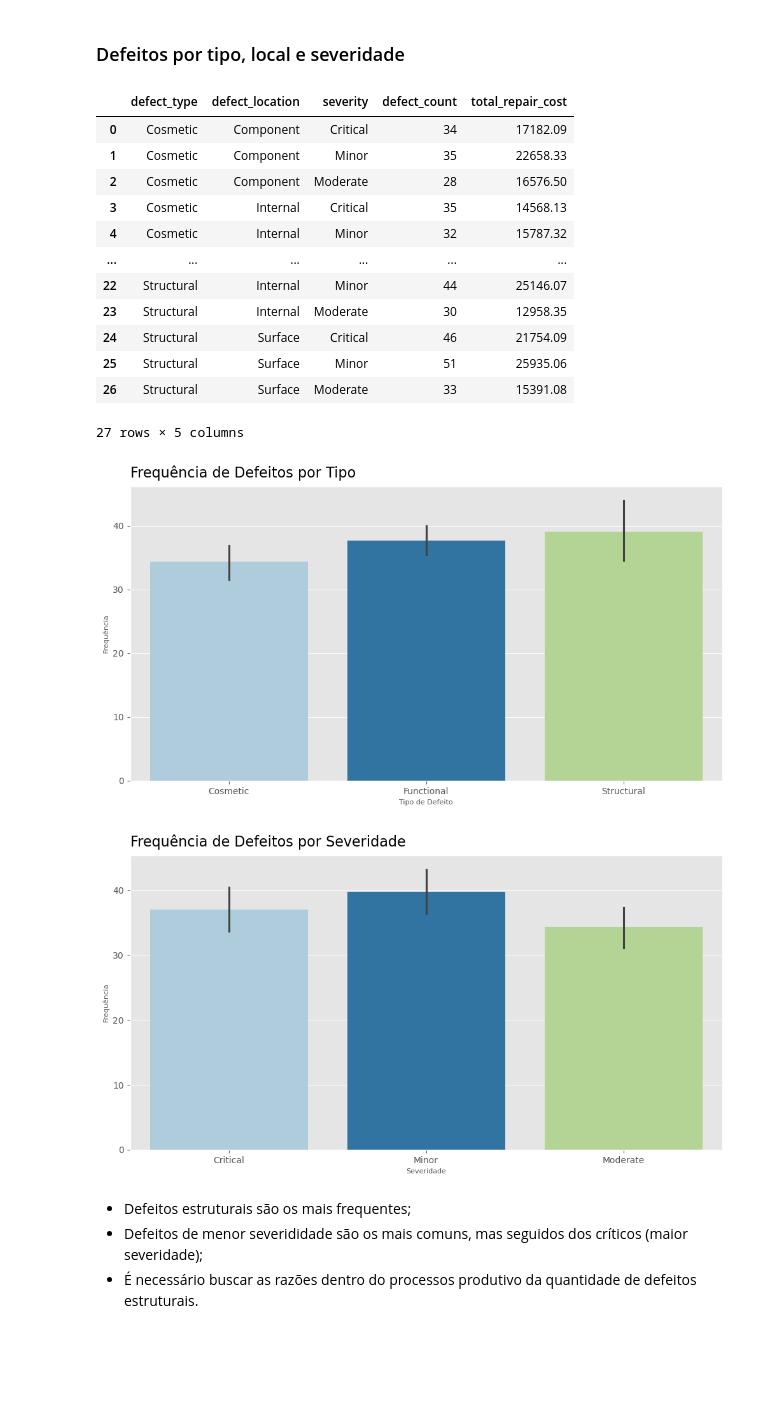
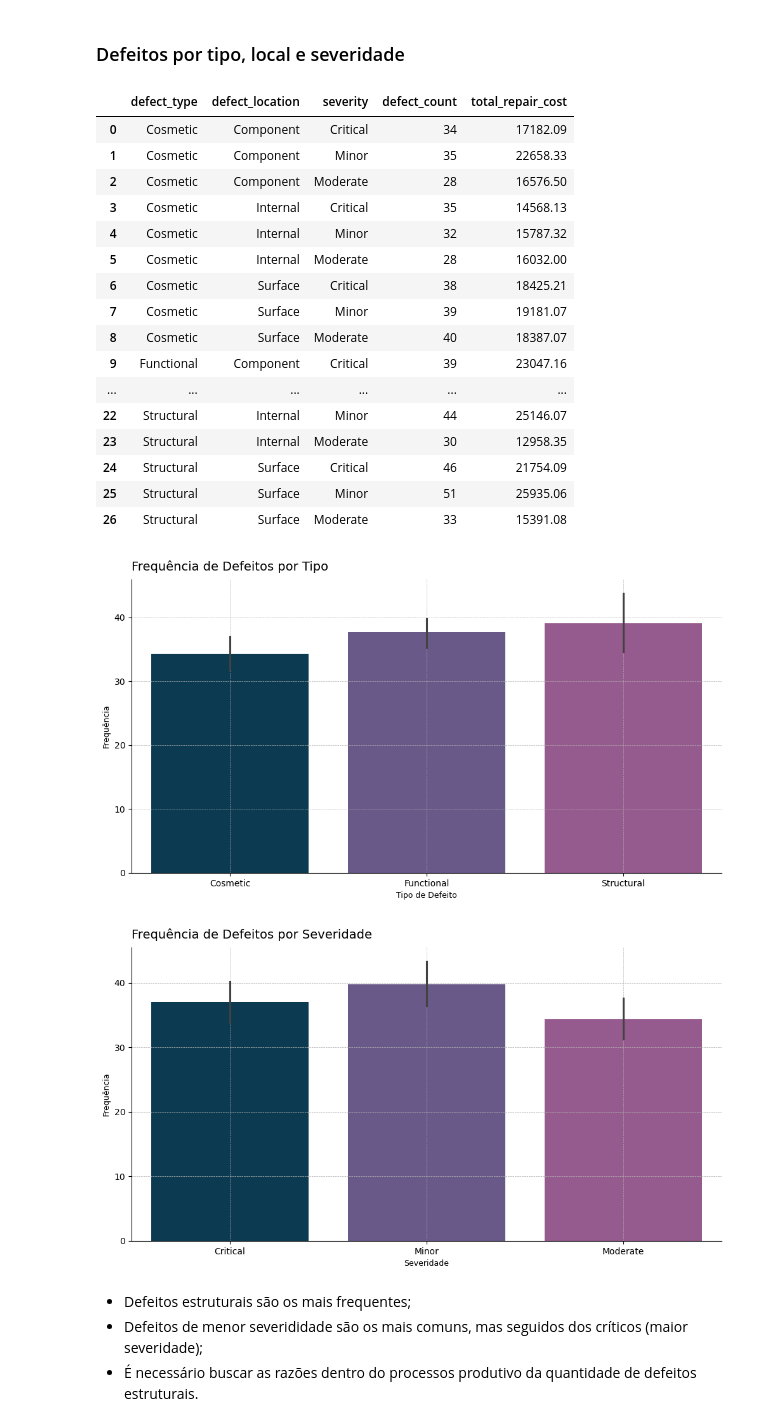
Before and after one commit to datalopes1/manufacturing_defects, a Jupyter notebook: notebooks/eda.ipynb, the cells around one changed output. Saved outputs shown, nothing was run; the diff lists cells and outputs as text; code cells hidden in the pictures; blank space fills up the shorter version.

```diff
--- a/notebooks/eda.ipynb
+++ b/notebooks/eda.ipynb
@@ -36,8 +36,10 @@ import seaborn as sns
 
 # Configurações do notebook
 import warnings
+import warnings
 warnings.filterwarnings('ignore')
-plt.style.use('ggplot')
-sns.set_palette('Paired')
-pd.set_option('display.max_rows', 20)
-pd.set_option('display.max_columns', 40)
+plt.style.use('fast')
+blue_palette = ['#003f5c', '#665191', '#a05195', '#d45087', '#f95d6a', '#ff7c43', '#ffa600']
+sns.set_palette(blue_palette)
+pd.set_option('display.max_rows', 30)
+pd.set_option('display.max_columns', None)
@@ -252,33 +286,43 @@ def_type
 | 2 | Cosmetic | Component | Moderate | 28 | 16576.50 |
 | 3 | Cosmetic | Internal | Critical | 35 | 14568.13 |
 | 4 | Cosmetic | Internal | Minor | 32 | 15787.32 |
+| 5 | Cosmetic | Internal | Moderate | 28 | 16032.00 |
+| 6 | Cosmetic | Surface | Critical | 38 | 18425.21 |
+| 7 | Cosmetic | Surface | Minor | 39 | 19181.07 |
+| 8 | Cosmetic | Surface | Moderate | 40 | 18387.07 |
+| 9 | Functional | Component | Critical | 39 | 23047.16 |
 | ... | ... | ... | ... | ... | ... |
 | 22 | Structural | Internal | Minor | 44 | 25146.07 |
 | 23 | Structural | Internal | Moderate | 30 | 12958.35 |
 | 24 | Structural | Surface | Critical | 46 | 21754.09 |
 | 25 | Structural | Surface | Minor | 51 | 25935.06 |
 | 26 | Structural | Surface | Moderate | 33 | 15391.08 |
-27 rows × 5 columns
 # %%
 fig, ax = plt.subplots(figsize = (12, 6))
 
 sns.barplot(def_type, x = 'defect_type', y = 'defect_count', hue = 'defect_type')
-ax.set_title("Frequência de Defeitos por Tipo", loc = 'left',fontsize = 16, pad = 10)
-ax.set_xlabel("Tipo de Defeito", fontsize = 8)
-ax.set_ylabel("Frequência", fontsize = 8)
+ax.set_title("Frequência de Defeitos por Tipo", loc = 'left',fontsize = 14, pad = 10)
+ax.set_xlabel("Tipo de Defeito", fontsize = 9)
+ax.set_ylabel("Frequência", fontsize = 9)
+ax.grid(True, linestyle = '--', linewidth = 0.5)
+ax.spines['top'].set_visible(False)
+ax.spines['right'].set_visible(False)
 plt.show()
 # %% [output]
-[figure, old version]
+[figure, new version]
 # %%
 fig, ax = plt.subplots(figsize = (12, 6))
 
 sns.barplot(def_type, x = 'severity', y = 'defect_count', hue = 'severity')
-ax.set_title("Frequência de Defeitos por Severidade", loc = 'left',fontsize = 16, pad = 10)
-ax.set_xlabel("Severidade", fontsize = 8)
-ax.set_ylabel("Frequência", fontsize = 8)
+ax.set_title("Frequência de Defeitos por Severidade", loc = 'left',fontsize = 14, pad = 10)
+ax.set_xlabel("Severidade", fontsize = 9)
+ax.set_ylabel("Frequência", fontsize = 9)
+ax.grid(True, linestyle = '--', linewidth = 0.5)
+ax.spines['top'].set_visible(False)
+ax.spines['right'].set_visible(False)
 plt.show()
 # %% [output]
-[figure, old version]
+[figure, new version]
 # %% [markdown]
 - Defeitos estruturais são os mais frequentes;
 - Defeitos de menor severididade são os mais comuns, mas seguidos dos críticos (maior severidade);
```
Also changed, not shown: parts of 10 cells of this notebook, 1 other file.
